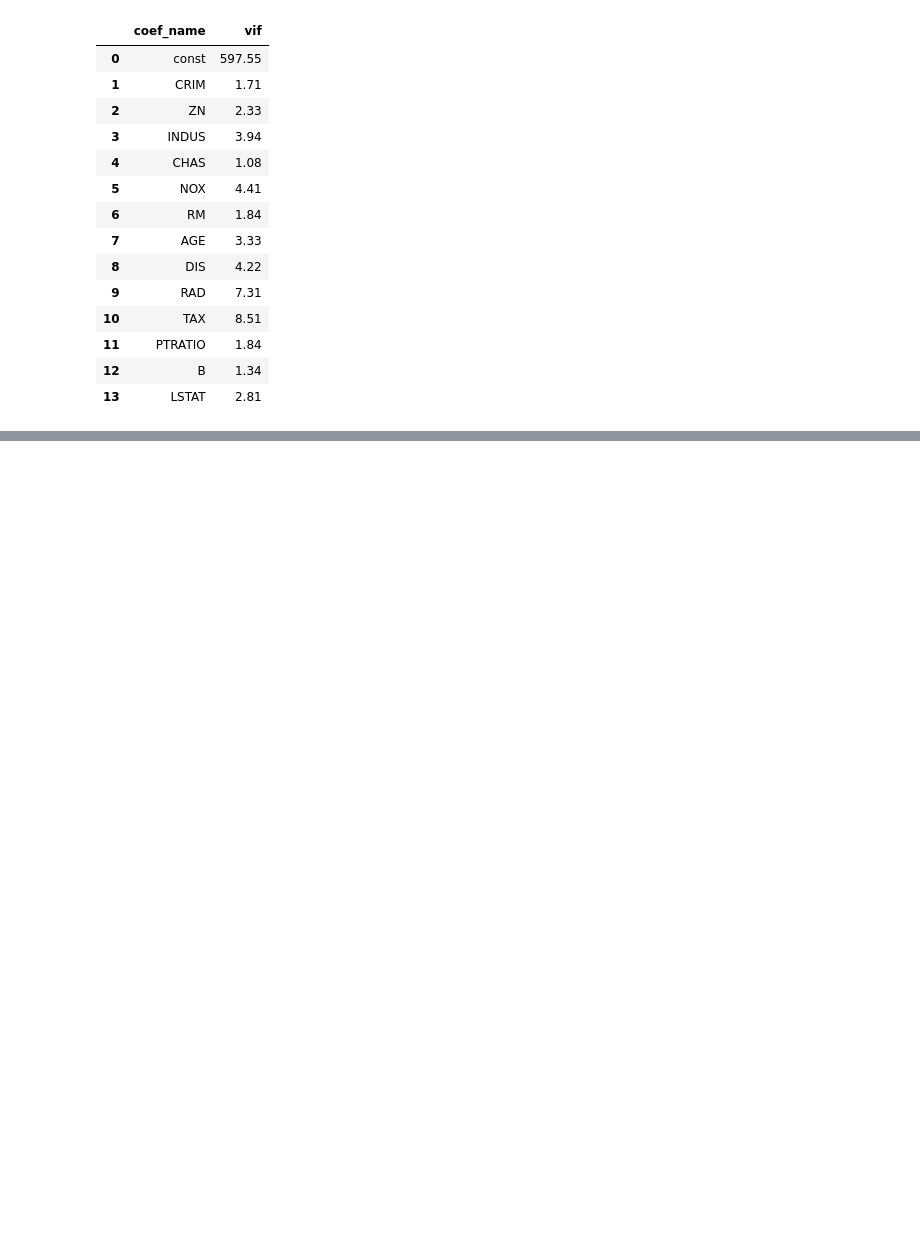
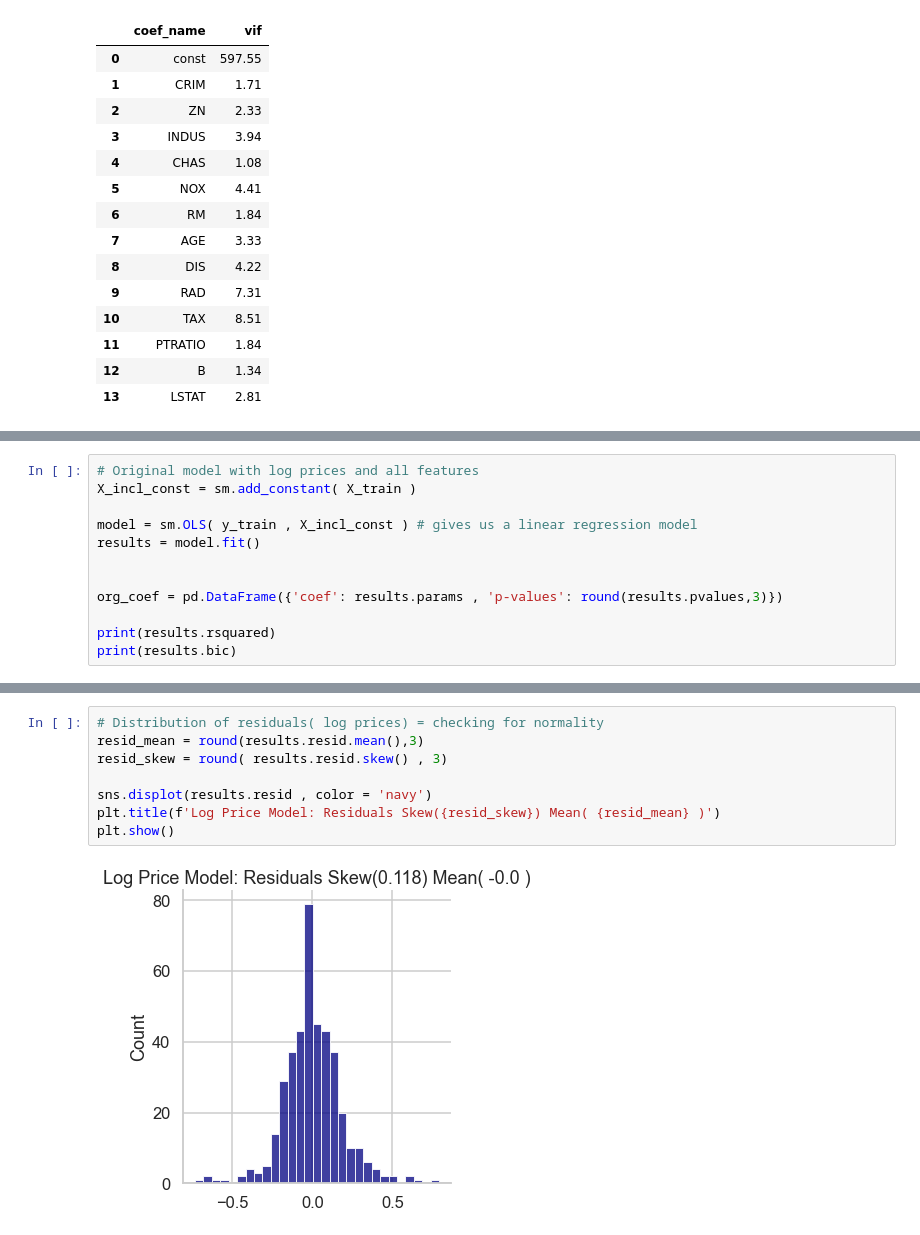
Before and after one commit to Ishraq-R-Rahman/movies-machine-learning, a Jupyter notebook: Multivariable Regression.ipynb, the cells around one changed output, grey strips where cells are left out. Saved outputs shown, nothing was run; the diff lists cells and outputs as text; blank space fills up the shorter version.

```diff
--- a/Multivariable Regression.ipynb
+++ b/Multivariable Regression.ipynb
@@ -633,0 +631,12 @@ pd.DataFrame({
+# %%
+# Original model with log prices and all features
+X_incl_const = sm.add_constant( X_train )
+
+model = sm.OLS( y_train , X_incl_const ) # gives us a linear regression model
+results = model.fit()
+
+
+org_coef = pd.DataFrame({'coef': results.params , 'p-values': round(results.pvalues,3)})
+
+print(results.rsquared)
+print(results.bic)
@@ -633,0 +739,10 @@ pd.DataFrame({
+# %%
+# Distribution of residuals( log prices) = checking for normality
+resid_mean = round(results.resid.mean(),3)
+resid_skew = round( results.resid.skew() , 3)
+
+sns.displot(results.resid , color = 'navy')
+plt.title(f'Log Price Model: Residuals Skew({resid_skew}) Mean( {resid_mean} )')
+plt.show()
+# %% [output]
+[figure, added]
```
Also changed, not shown: parts of 18 cells of this notebook, 1 other file.
